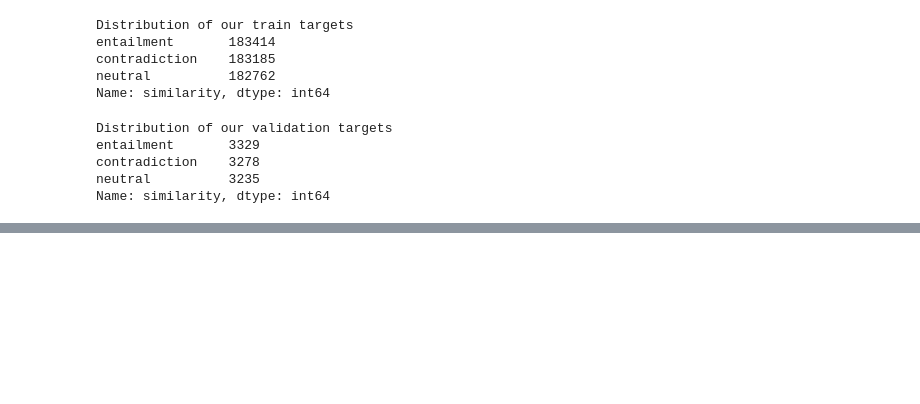
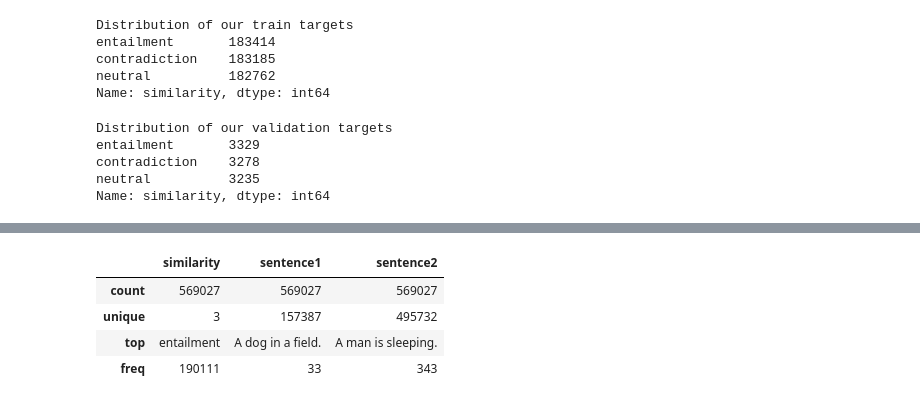
Before and after one commit to aemreusta/success-of-ai-writers, a Jupyter notebook: dataPreprocessing.ipynb, the cells around one changed output, grey strips where cells are left out. Saved outputs shown, nothing was run; the diff lists cells and outputs as text; code cells hidden in the pictures; blank space fills up the shorter version.

```diff
--- a/dataPreprocessing.ipynb
+++ b/dataPreprocessing.ipynb
@@ -164,0 +211,8 @@ plt.show()
+# %%
+df.describe()
+# %% [output]
+|  | similarity | sentence1 | sentence2 |
+| count | 569027 | 569027 | 569027 |
+| unique | 3 | 157387 | 495732 |
+| top | entailment | A dog in a field. | A man is sleeping. |
+| freq | 190111 | 33 | 343 |
```
Also changed, not shown: parts of 15 cells of this notebook.
